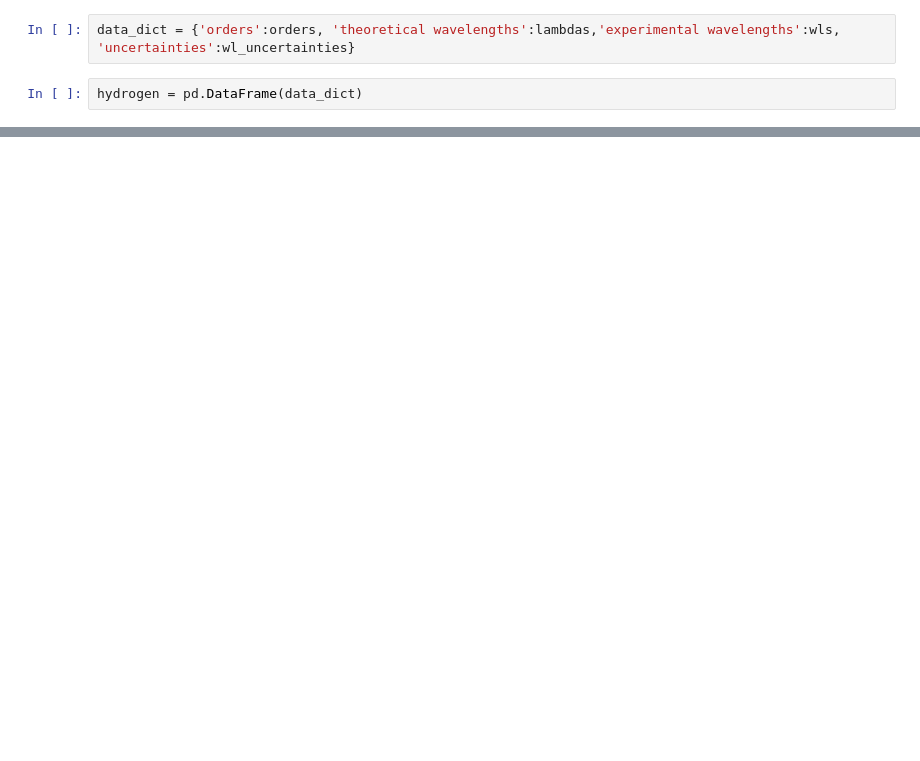
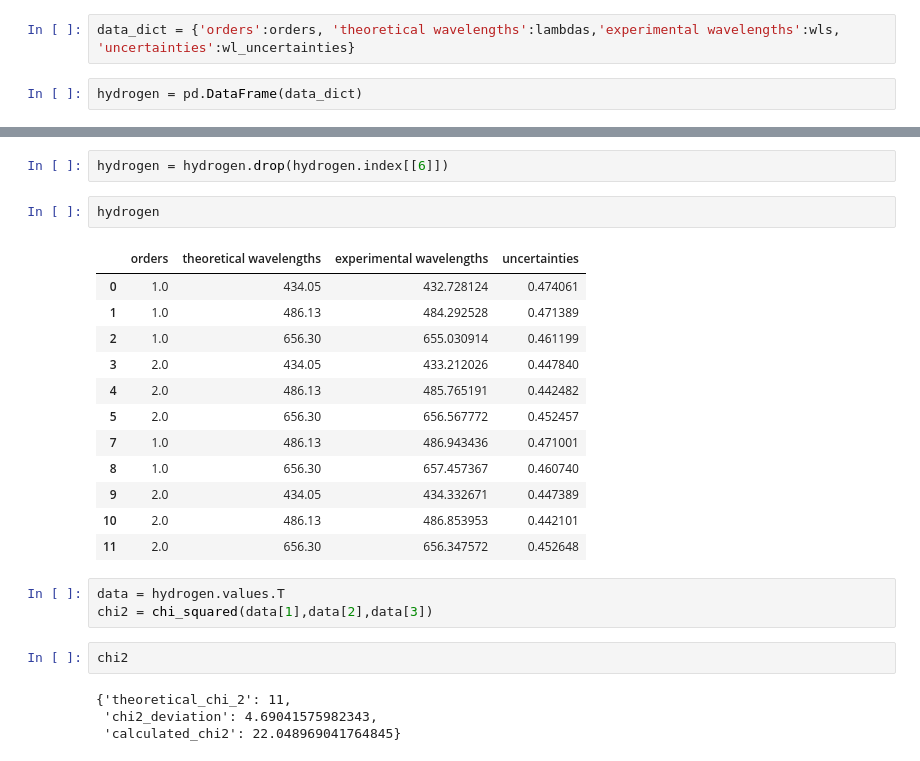
Before and after one commit to David-Zagaceta/Intermediate-Lab, a Jupyter notebook: fine_structure.ipynb, the cells around one changed output, grey strips where cells are left out. Drawn from its saved outputs; the diff is of its cells as text; blank space fills up the shorter version.

```diff
--- a/fine_structure.ipynb
+++ b/fine_structure.ipynb
@@ -268,0 +283,26 @@ hydrogen
+# %%
+hydrogen = hydrogen.drop(hydrogen.index[[6]])
+# %%
+hydrogen
+# %% [output]
+|  | orders | theoretical wavelengths | experimental wavelengths | uncertainties |
+| 0 | 1.0 | 434.05 | 432.728124 | 0.474061 |
+| 1 | 1.0 | 486.13 | 484.292528 | 0.471389 |
+| 2 | 1.0 | 656.30 | 655.030914 | 0.461199 |
+| 3 | 2.0 | 434.05 | 433.212026 | 0.447840 |
+| 4 | 2.0 | 486.13 | 485.765191 | 0.442482 |
+| 5 | 2.0 | 656.30 | 656.567772 | 0.452457 |
+| 7 | 1.0 | 486.13 | 486.943436 | 0.471001 |
+| 8 | 1.0 | 656.30 | 657.457367 | 0.460740 |
+| 9 | 2.0 | 434.05 | 434.332671 | 0.447389 |
+| 10 | 2.0 | 486.13 | 486.853953 | 0.442101 |
+| 11 | 2.0 | 656.30 | 656.347572 | 0.452648 |
+# %%
+data = hydrogen.values.T
+chi2 = chi_squared(data[1],data[2],data[3])
+# %%
+chi2
+# %% [output]
+{'theoretical_chi_2': 11,
+ 'chi2_deviation': 4.69041575982343,
+ 'calculated_chi2': 22.048969041764845}
```
Also changed, not shown: parts of 13 cells of this notebook.
